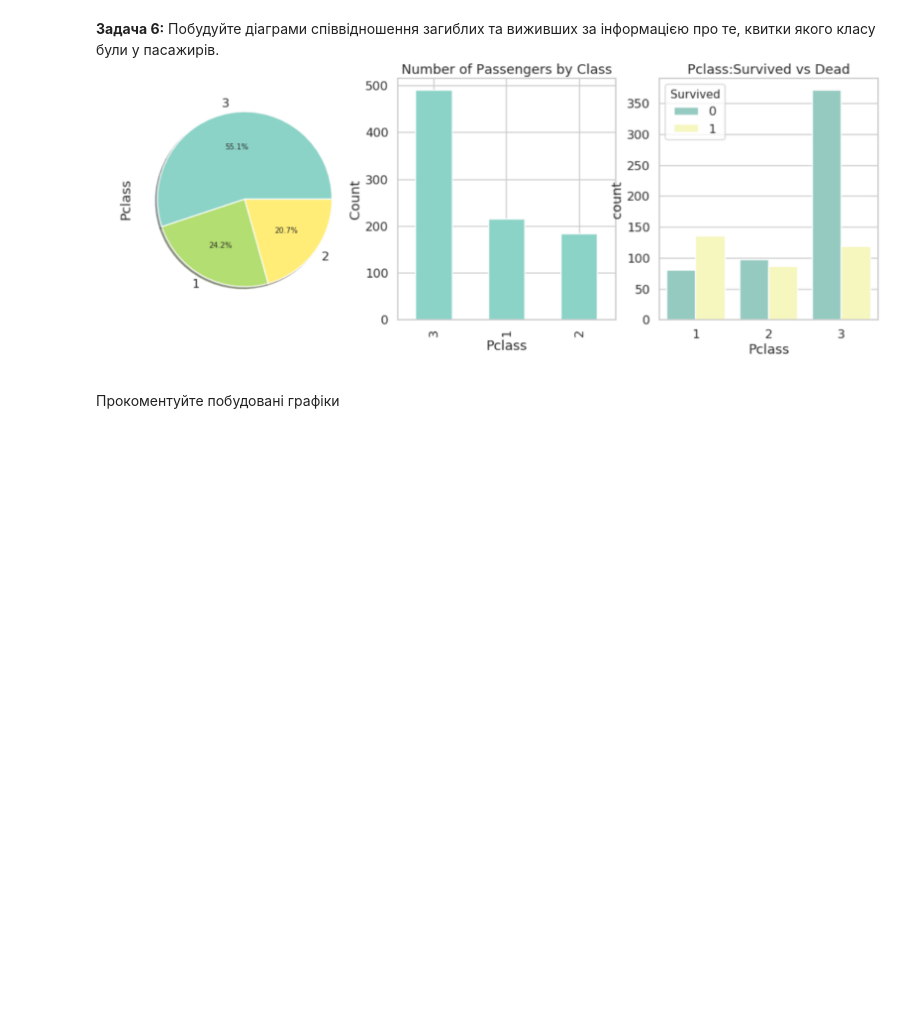
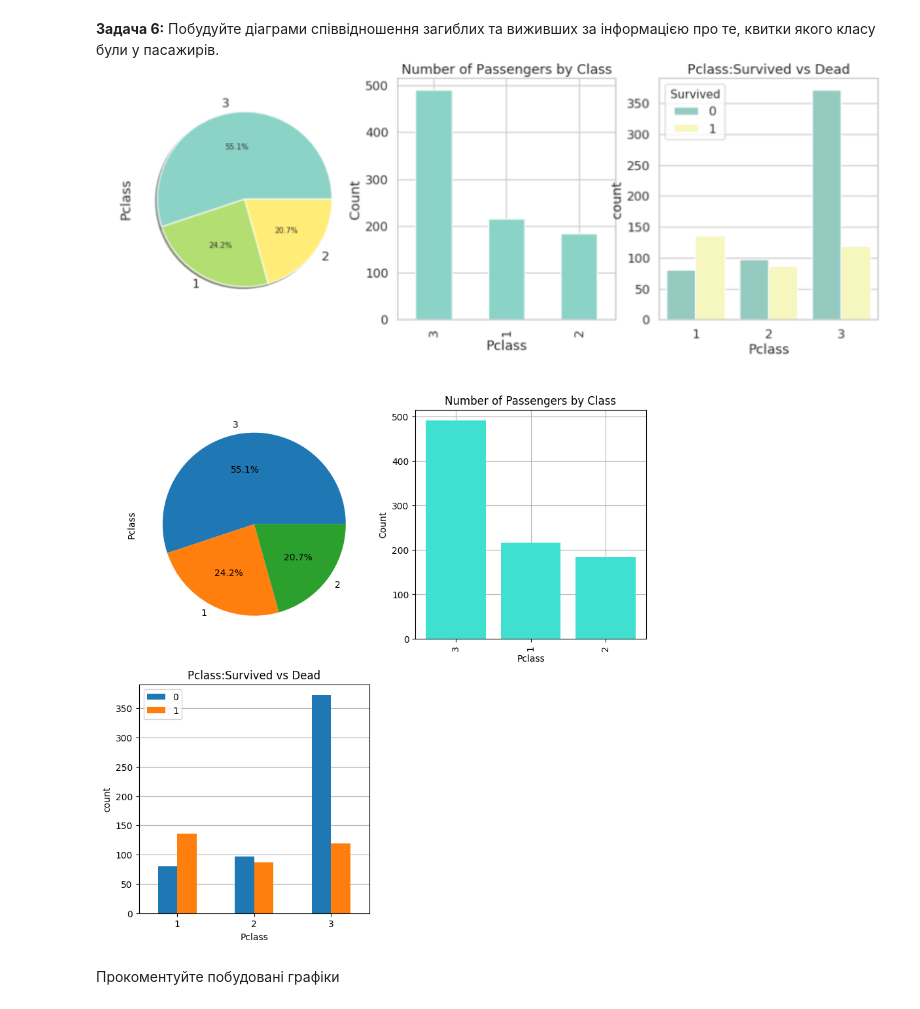
Before and after one commit to Prosik2205/OSHI, a Jupyter notebook: Task2_basic_ai_prosimyak_oleksander.ipynb, the cells around one changed output. Drawn from its saved outputs; the diff is of its cells as text; code cells hidden in the pictures; blank space fills up the shorter version.

```diff
--- a/Task2_basic_ai_prosimyak_oleksander.ipynb
+++ b/Task2_basic_ai_prosimyak_oleksander.ipynb
@@ -110,3 +123,36 @@ plt.show()
+# %%
+fig = plt.figure(figsize=(10,10))
+ax = fig.add_subplot(2,2,1)
+pc = dataset['Pclass'].value_counts()
+labelses = ['3','1','2']
+ax.pie(pc,labels=labelses,autopct='%1.1f%%')
+ax.set_ylabel('Pclass')
+
+ax1 = fig.add_subplot(2,2,2)
+ax1.bar(labelses,pc,color=['turquoise'])
+ax1.set_xlabel('Pclass')
+ax1.set_ylabel('Count')
+plt.title('Number of Passengers by Class')
+ax1.set_axisbelow(True)
+ax1.grid()
+plt.xticks(rotation=90)
+
+ax2 = fig.add_subplot(2,2,3)
+psur = dataset.groupby(['Pclass','Survived']).size().unstack()
+psur.plot(kind='bar',ax=ax2)
+plt.title('Pclass:Survived vs Dead')
+ax2.set_xlabel('Pclass')
+ax2.set_ylabel('count')
+plt.legend()
+ax2.set_axisbelow(True)
+ax2.grid(axis='y')
+plt.xticks(rotation=0)
+
+
+
+plt.show()
+# %% [output]
+[figure, added]
 # %% [markdown]
 Прокоментуйте побудовані графіки
 # %% [markdown]
```
Also changed, not shown: parts of 4 cells of this notebook.
